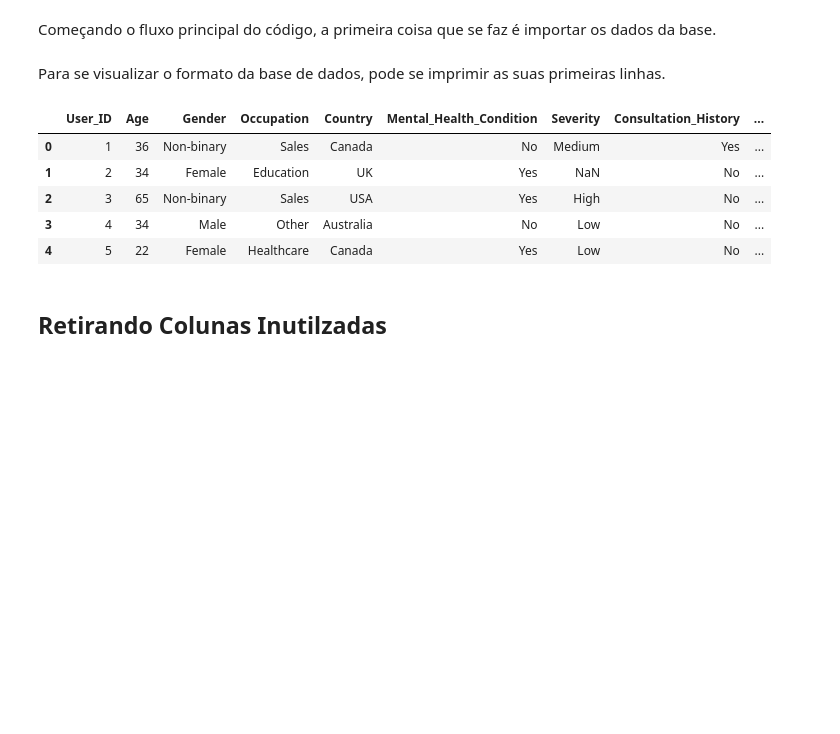
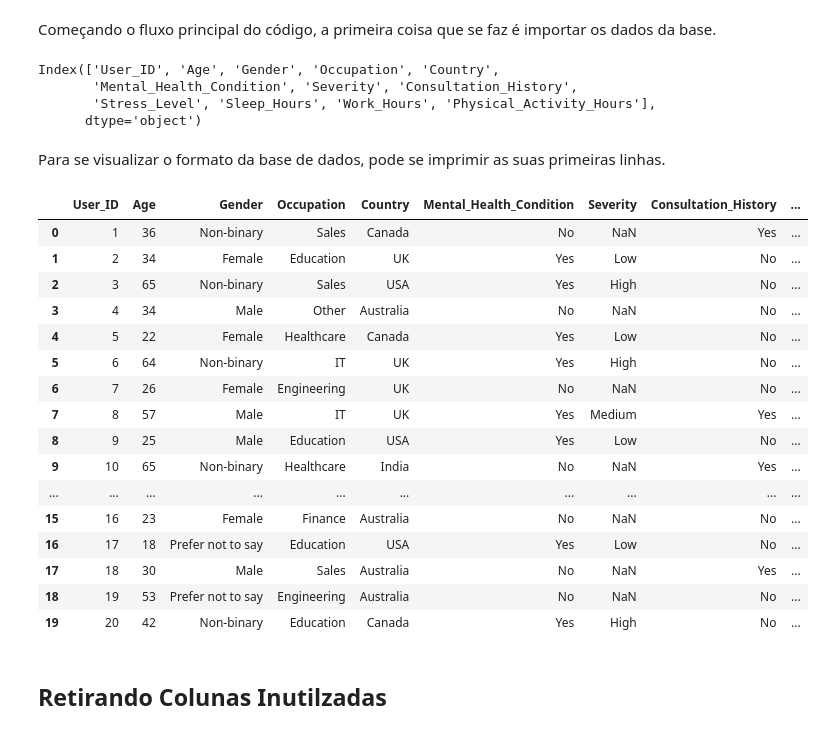
Before and after one commit to LucasFelipeNunes/Exercicios-Inteligencia-Artificial, a Jupyter notebook: Atividade_Final.ipynb, the cells around one changed output. Drawn from its saved outputs; the diff is of its cells as text; code cells hidden in the pictures; blank space fills up the shorter version.

```diff
--- a/Atividade_Final.ipynb
+++ b/Atividade_Final.ipynb
@@ -73,18 +98,37 @@ def color_corr ( value_str ):
 # %% [markdown]
 Começando o fluxo principal do código, a primeira coisa que se faz é importar os dados da base.
 # %%
-df=pd.read_csv('/content/drive/My Drive/mental_health_dataset.csv')
+df=pd.read_csv('/content/drive/My Drive/mental_health_dataset_corrigido.csv', delimiter=';')
+df = df.loc[:, ~df.columns.str.contains('^Unnamed')]
+# %%
+print(df.columns)
+# %% [output]
+Index(['User_ID', 'Age', 'Gender', 'Occupation', 'Country',
+       'Mental_Health_Condition', 'Severity', 'Consultation_History',
+       'Stress_Level', 'Sleep_Hours', 'Work_Hours', 'Physical_Activity_Hours'],
+      dtype='object')
 # %% [markdown]
 Para se visualizar o formato da base de dados, pode se imprimir as suas primeiras linhas.
 # %%
-df.head()
+df.head(20)
 # %% [output]
 |  | User_ID | Age | Gender | Occupation | Country | Mental_Health_Condition | Severity | Consultation_History | ... |
-| 0 | 1 | 36 | Non-binary | Sales | Canada | No | Medium | Yes | ... |
-| 1 | 2 | 34 | Female | Education | UK | Yes | NaN | No | ... |
+| 0 | 1 | 36 | Non-binary | Sales | Canada | No | NaN | Yes | ... |
+| 1 | 2 | 34 | Female | Education | UK | Yes | Low | No | ... |
 | 2 | 3 | 65 | Non-binary | Sales | USA | Yes | High | No | ... |
-| 3 | 4 | 34 | Male | Other | Australia | No | Low | No | ... |
+| 3 | 4 | 34 | Male | Other | Australia | No | NaN | No | ... |
 | 4 | 5 | 22 | Female | Healthcare | Canada | Yes | Low | No | ... |
+| 5 | 6 | 64 | Non-binary | IT | UK | Yes | High | No | ... |
+| 6 | 7 | 26 | Female | Engineering | UK | No | NaN | No | ... |
+| 7 | 8 | 57 | Male | IT | UK | Yes | Medium | Yes | ... |
+| 8 | 9 | 25 | Male | Education | USA | Yes | Low | No | ... |
+| 9 | 10 | 65 | Non-binary | Healthcare | India | No | NaN | Yes | ... |
+| ... | ... | ... | ... | ... | ... | ... | ... | ... | ... |
+| 15 | 16 | 23 | Female | Finance | Australia | No | NaN | No | ... |
+| 16 | 17 | 18 | Prefer not to say | Education | USA | Yes | Low | No | ... |
+| 17 | 18 | 30 | Male | Sales | Australia | No | NaN | Yes | ... |
+| 18 | 19 | 53 | Prefer not to say | Engineering | Australia | No | NaN | No | ... |
+| 19 | 20 | 42 | Non-binary | Education | Canada | Yes | High | No | ... |
 # %% [markdown]
 ## Retirando Colunas Inutilzadas
 # %% [markdown]
```
Also changed, not shown: parts of 30 cells of this notebook.
